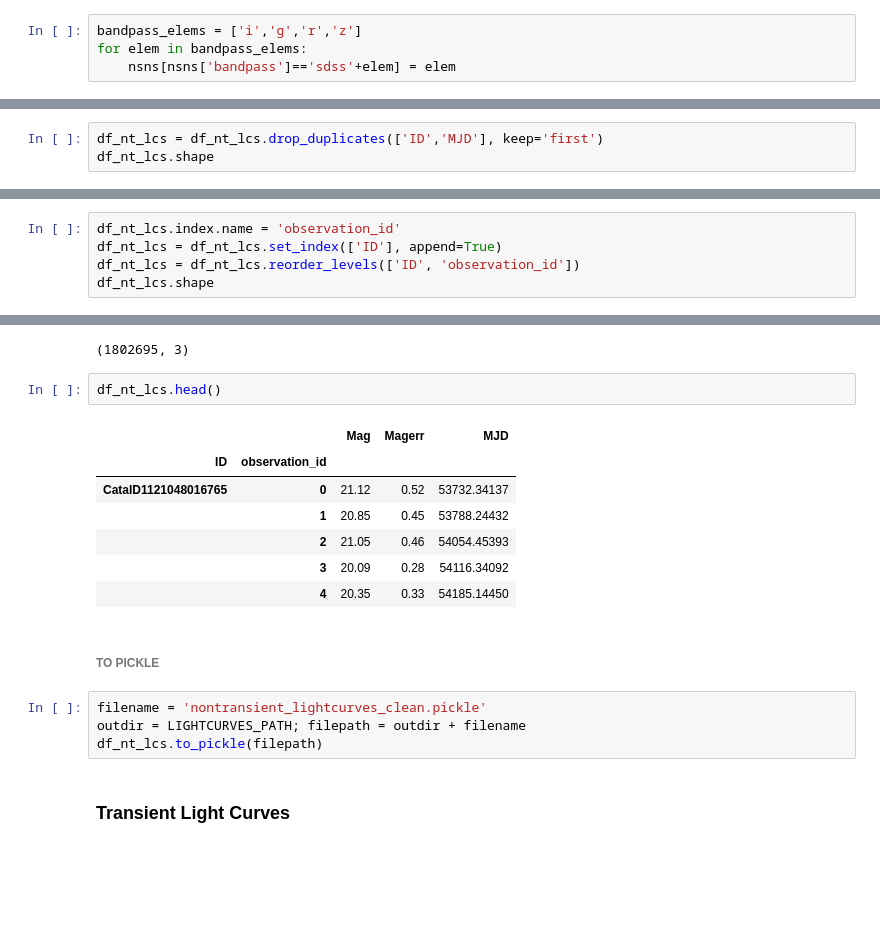
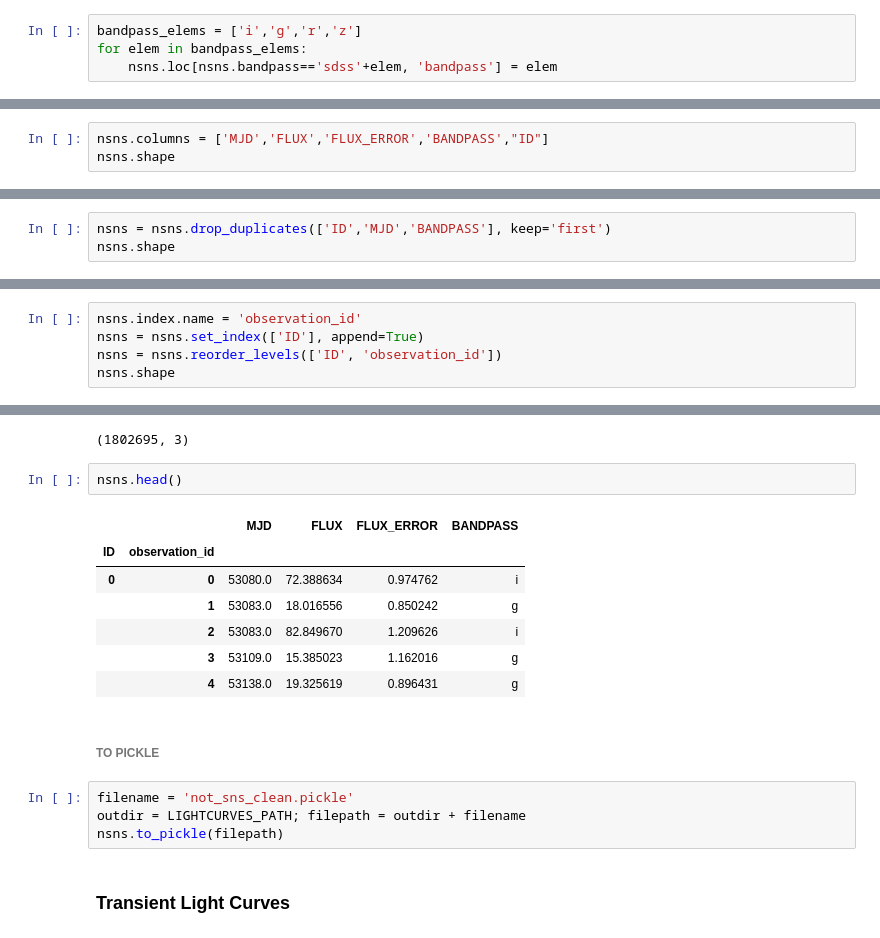
Before and after one commit to mneira10/monInv, a Jupyter notebook: 0. Clean Data.ipynb, the cells around one changed output, grey strips where cells are left out. Saved outputs shown, nothing was run; the diff lists cells and outputs as text; blank space fills up the shorter version.

Commit message:
data cleaned to diego standard

```diff
--- a/0. Clean Data.ipynb
+++ b/0. Clean Data.ipynb
@@ -93,7 +93,7 @@ nsns.head()
 # %%
 bandpass_elems = ['i','g','r','z']
 for elem in bandpass_elems:
-    nsns[nsns['bandpass']=='sdss'+elem] = elem
+    nsns.loc[nsns.bandpass=='sdss'+elem, 'bandpass'] = elem
 # %%
 nsns.groupby(['bandpass']).groups
 # %% [output]
@@ -137,0 +125,3 @@ NOT WORKING
+# %%
+nsns.columns = ['MJD','FLUX','FLUX_ERROR','BANDPASS',"ID"]
+nsns.shape
@@ -138,6 +130,6 @@ NOT WORKING
 # %% [markdown]
 Delete rows of blended observations
 # %%
-df_nt_lcs = df_nt_lcs.drop_duplicates(['ID','MJD'], keep='first')
-df_nt_lcs.shape
+nsns = nsns.drop_duplicates(['ID','MJD','BANDPASS'], keep='first')
+nsns.shape
 # %% [output]
@@ -145,8 +137,8 @@ df_nt_lcs.shape
 # %% [markdown]
 Replace index into --> [ID(Object), observation_id]
 # %%
-df_nt_lcs.index.name = 'observation_id'
-df_nt_lcs = df_nt_lcs.set_index(['ID'], append=True)
-df_nt_lcs = df_nt_lcs.reorder_levels(['ID', 'observation_id'])
-df_nt_lcs.shape
+nsns.index.name = 'observation_id'
+nsns = nsns.set_index(['ID'], append=True)
+nsns = nsns.reorder_levels(['ID', 'observation_id'])
+nsns.shape
 # %% [output]
@@ -182,21 +187,21 @@ df_nt_lcs.shape
 # %% [output]
 (1802695, 3)
 # %%
-df_nt_lcs.head()
+nsns.head()
 # %% [output]
-|  |  | Mag | Magerr | MJD |
-| ID | observation_id |  |  |  |
-| CataID1121048016765 | 0 | 21.12 | 0.52 | 53732.34137 |
-|  | 1 | 20.85 | 0.45 | 53788.24432 |
-|  | 2 | 21.05 | 0.46 | 54054.45393 |
-|  | 3 | 20.09 | 0.28 | 54116.34092 |
-|  | 4 | 20.35 | 0.33 | 54185.14450 |
+|  |  | MJD | FLUX | FLUX_ERROR | BANDPASS |
+| ID | observation_id |  |  |  |  |
+| 0 | 0 | 53080.0 | 72.388634 | 0.974762 | i |
+|  | 1 | 53083.0 | 18.016556 | 0.850242 | g |
+|  | 2 | 53083.0 | 82.849670 | 1.209626 | i |
+|  | 3 | 53109.0 | 15.385023 | 1.162016 | g |
+|  | 4 | 53138.0 | 19.325619 | 0.896431 | g |
 # %% [markdown]
 ######  TO PICKLE
 # %%
-filename = 'nontransient_lightcurves_clean.pickle'
+filename = 'not_sns_clean.pickle'
 outdir = LIGHTCURVES_PATH; filepath = outdir + filename
-df_nt_lcs.to_pickle(filepath)
+nsns.to_pickle(filepath)
 # %% [markdown]
 ### Transient Light Curves
 # %% [markdown]
```
Also changed, not shown: parts of 29 cells of this notebook.
